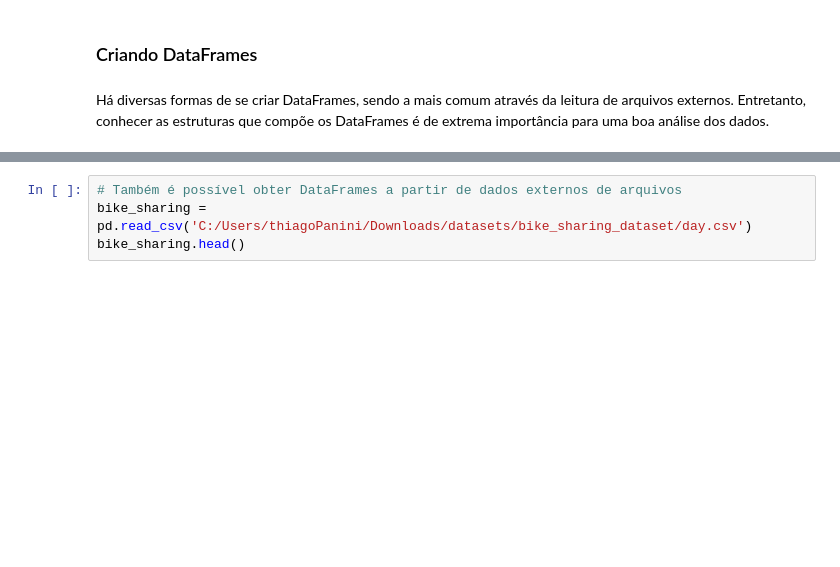
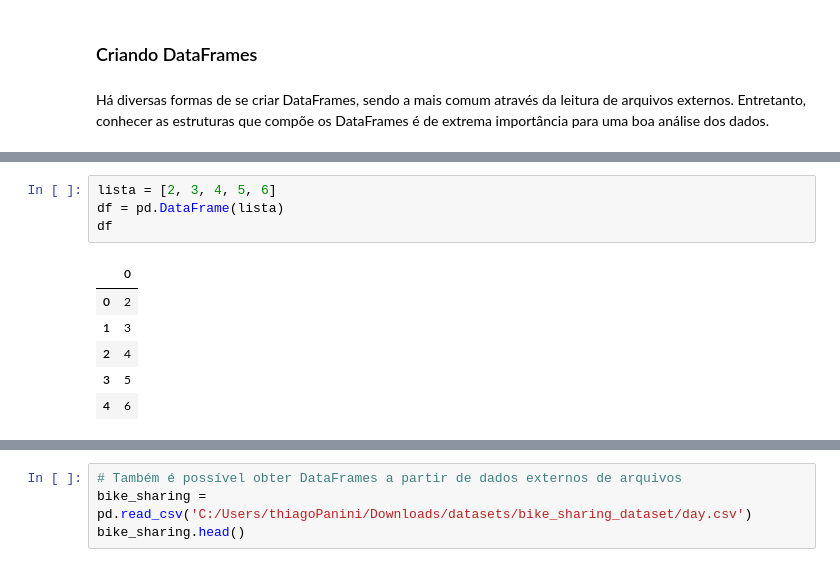
Before and after one commit to juacturus/programming-lessons, a Jupyter notebook: python/definitive-toolkit/Pandas_Tutorial.ipynb, the cells around one changed output, grey strips where cells are left out. Saved outputs shown, nothing was run; the diff lists cells and outputs as text; blank space fills up the shorter version.

```diff
--- a/python/definitive-toolkit/Pandas_Tutorial.ipynb
+++ b/python/definitive-toolkit/Pandas_Tutorial.ipynb
@@ -132,0 +142,11 @@ df
+# %%
+lista = [2, 3, 4, 5, 6]
+df = pd.DataFrame(lista)
+df
+# %% [output]
+|  | 0 |
+| 0 | 2 |
+| 1 | 3 |
+| 2 | 4 |
+| 3 | 5 |
+| 4 | 6 |
```
Also changed, not shown: parts of 11 cells of this notebook, 2 other files.
